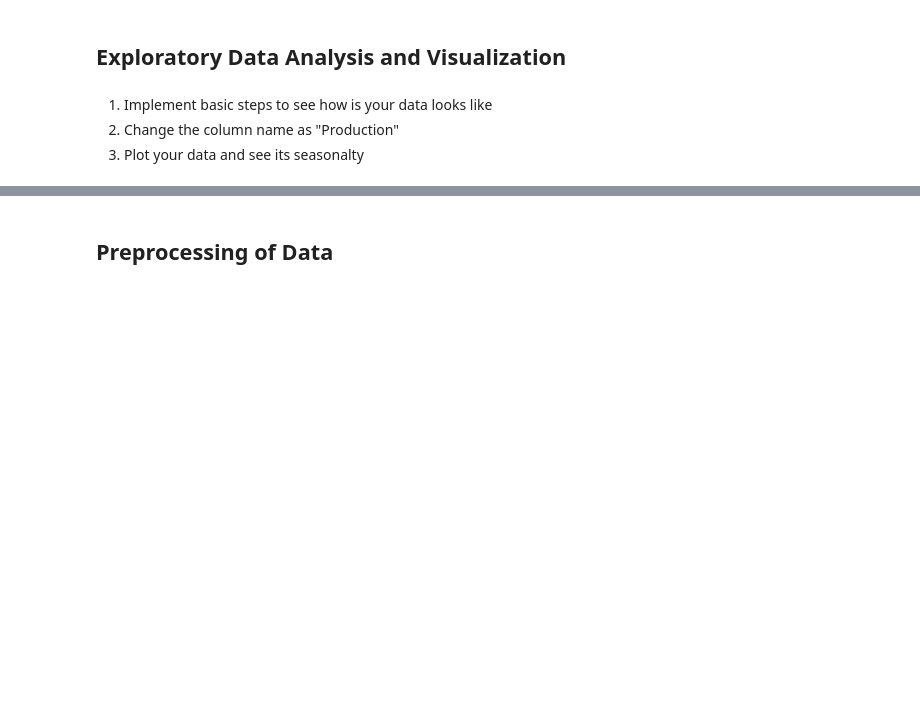
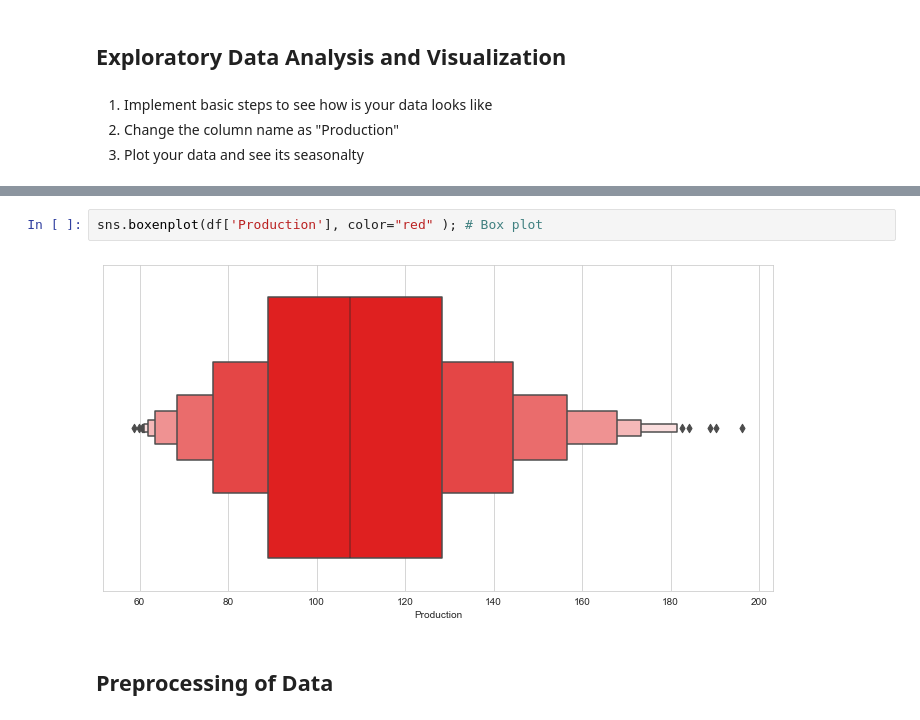
Before and after one commit to mdurular/Deep_Learning_Projects, a Jupyter notebook: RNN_Time_Series_Frozen_Dessert_Production_Project/RNN_Time_Series_Frozen_Dessert_Production.ipynb, the cells around one changed output, grey strips where cells are left out. Saved outputs shown, nothing was run; the diff lists cells and outputs as text; blank space fills up the shorter version.

```diff
--- a/RNN_Time_Series_Frozen_Dessert_Production_Project/RNN_Time_Series_Frozen_Dessert_Production.ipynb
+++ b/RNN_Time_Series_Frozen_Dessert_Production_Project/RNN_Time_Series_Frozen_Dessert_Production.ipynb
@@ -31,3 +91,7 @@ Board of Governors of the Federal Reserve System (US), Industrial Production: No
+# %%
+sns.boxenplot(df['Production'], color="red" ); # Box plot
+# %% [output]
+[figure, added]
 # %% [markdown]
 ## Preprocessing of Data
 # %% [markdown]
```
Also changed, not shown: parts of 67 cells of this notebook.
